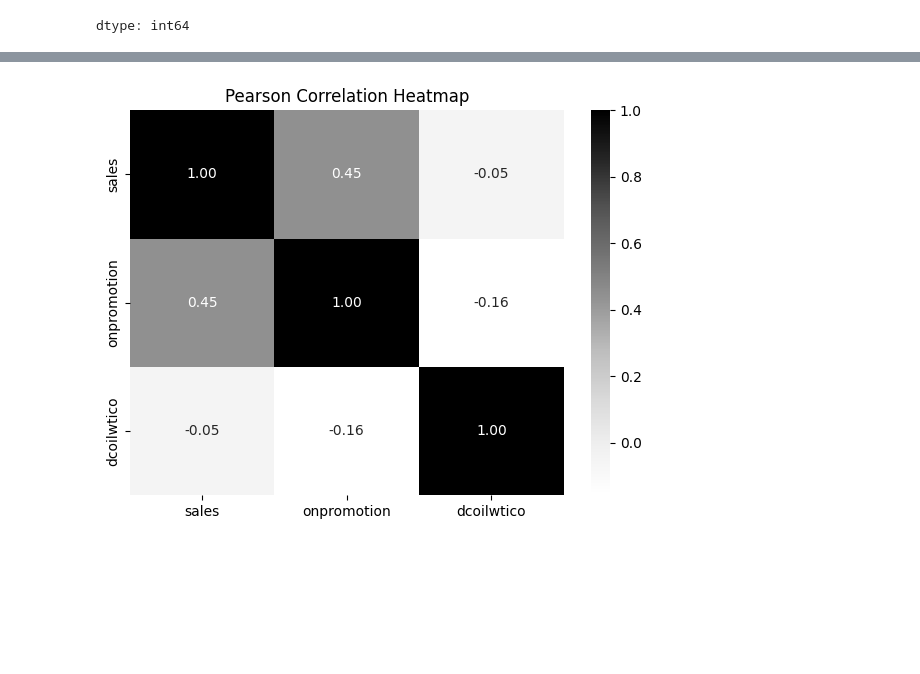
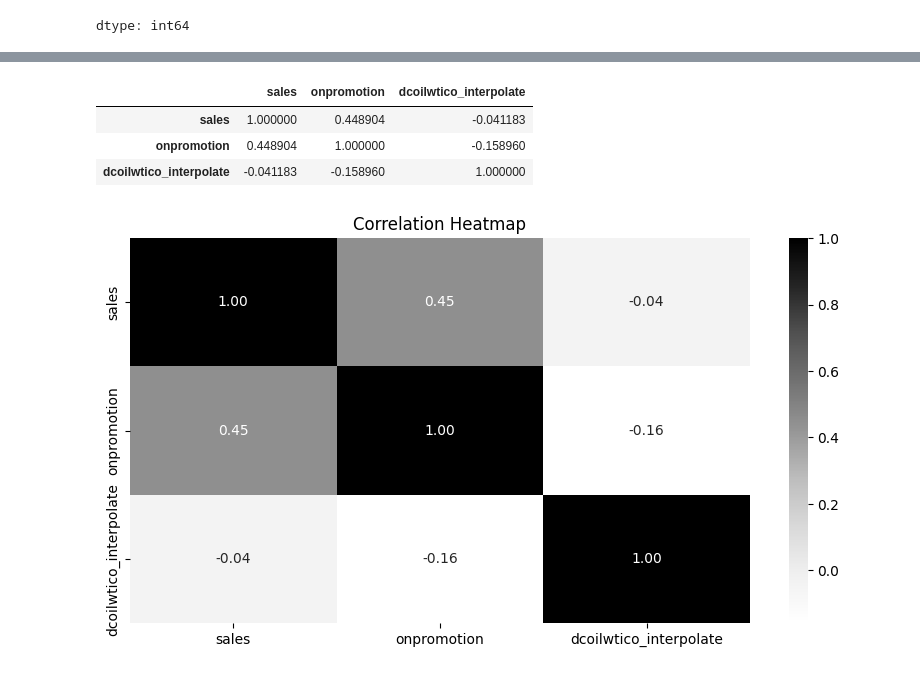
Before and after one commit to KHARIS-Indonesia-AI/salesforecasting, a Jupyter notebook: salesforecasting.ipynb, the cells around one changed output, grey strips where cells are left out. Drawn from its saved outputs; the diff is of its cells as text; code cells hidden in the pictures; blank space fills up the shorter version.

```diff
--- a/salesforecasting.ipynb
+++ b/salesforecasting.ipynb
@@ -77,0 +73,4 @@ data_num = df_store[numeric_cols].dropna()
+# %%
+#mengisi row nan dengan metode interpolasi
+df_store['dcoilwtico_interpolate'] = df_store['dcoilwtico']
+df_store
@@ -77,0 +91,6 @@ data_num = df_store[numeric_cols].dropna()
+# %%
+# interpolasi data yang hilang menggunakan metode polinomial dengan urutan 2
+# mengisi nilai NaN yang mungkin tersisa dalam kolom dcoilwtico_interpolate dengan metode ffill (forward fill)
+df_store['dcoilwtico_interpolate'] = df_store['dcoilwtico'].interpolate(method='polynomial', order=2)
+df_store['dcoilwtico_interpolate'].fillna(method='ffill', inplace=True)
+df_store.head()
@@ -77,0 +123,4 @@ data_num = df_store[numeric_cols].dropna()
+# %%
+# mengisi nilai NaN yang tersisa dalam kolom dcoilwtico_interpolate moted backward fill dan forward fill
+df_store['dcoilwtico_interpolate'] = df_store['dcoilwtico_interpolate'].ffill()
+df_store['dcoilwtico_interpolate'] = df_store['dcoilwtico_interpolate'].bfill()
@@ -78,9 +164,16 @@ data_num = df_store[numeric_cols].dropna()
+# %%
+correlation = df_store[['sales', 'onpromotion', 'dcoilwtico_interpolate']].corr()
+correlation
+# %% [output]
+|  | sales | onpromotion | dcoilwtico_interpolate |
+| sales | 1.000000 | 0.448904 | -0.041183 |
+| onpromotion | 0.448904 | 1.000000 | -0.158960 |
+| dcoilwtico_interpolate | -0.041183 | -0.158960 | 1.000000 |
 # %%
-correlation_matrix = data_num.corr(method='pearson')
 
-plt.figure(figsize=(7, 5))
-sns.heatmap(correlation_matrix, annot=True, cmap='Greys', fmt='.2f')
-plt.title('Pearson Correlation Heatmap')
+plt.figure(figsize=(10, 5))
+sns.heatmap(correlation, annot=True, cmap='Greys', fmt='.2f')
+plt.title('Correlation Heatmap')
 plt.show()
 # %% [output]
-[figure, old version]
+[figure, new version]
```
Also changed, not shown: parts of 72 cells of this notebook.
